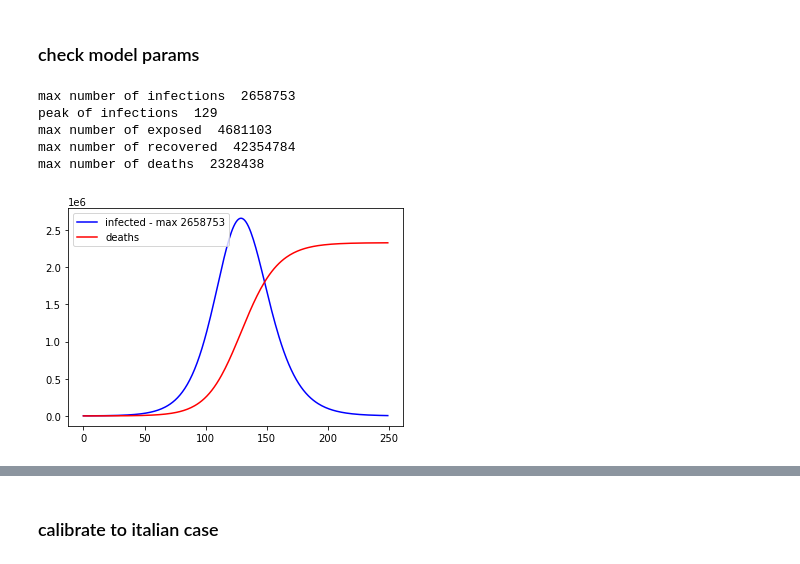
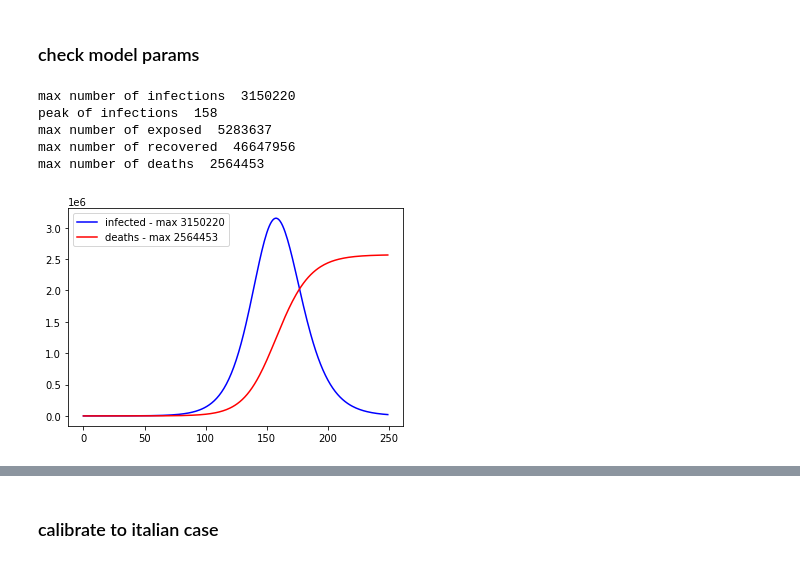
Before and after one commit to mspadaccino/COVID-19, a Jupyter notebook: notebooks/SIRD model.ipynb, the cells around one changed output, grey strips where cells are left out. Drawn from its saved outputs; the diff is of its cells as text; code cells hidden in the pictures.

```diff
--- a/notebooks/SIRD model.ipynb
+++ b/notebooks/SIRD model.ipynb
@@ -305,9 +302,9 @@ def SEIRDModel(t, S0, E0, I0, R0, D0, r0, dur_inf, dur_inc, theta):
         beta = r0 * (gamma)# + theta)
         dSdt = -beta * S * I/N
         dEdt = beta * S * I/N - alpha * E
-        dIdt = alpha * E - gamma * I - theta * I
+        dIdt = alpha * E - gamma * I# - theta * I
         dRdt = gamma * I * (1 - theta)
-        dDdt = theta * I
+        dDdt = theta * I# * (1 - gamma)
         return dSdt, dEdt, dIdt, dRdt, dDdt
     # Initial conditions vector
     y0 = S0, E0, I0, R0, D0
@@ -334,9 +331,9 @@ def calibrate_SEIRD(y_fit,
         beta = r0 * (gamma + theta)
         dSdt = -beta * S * I/N
         dEdt = beta * S * I/N - alpha * E
-        dIdt = alpha * E - gamma * I - theta * I
-        dRdt = gamma * I
-        dDdt = theta * I
+        dIdt = alpha * E - gamma * I# - theta * I
+        dRdt = gamma * I * (1 - theta)
+        dDdt = theta * I# * (1 - gamma)
         return dSdt, dEdt, dIdt, dRdt, dDdt
 
     def SEIRDModel_solver(t, r0, dur_inf, dur_inc, theta):
@@ -388,9 +385,9 @@ def plot_SEIRD(time_range, E0, I0, R0, D0, r0, dur_inf, dur_inc, theta, y = None
 
     fig, ax1 = plt.subplots()
     if y is not None:
-        ax1.plot(y,'x', label='actual infected')
+        ax1.plot(y,'x', label='actual deaths')
     ax1.plot(I,'b', label='infected - max '+str(int(np.max(I))))
-    ax1.plot(D,'r', label='deaths')
+    ax1.plot(D,'r', label='deaths - max '+str(int(np.max(D))))
     #x1.plot(E,'y', label='exposed')
     ax1.legend(loc='upper left')
 # %% [markdown]
@@ -398,18 +395,18 @@ def plot_SEIRD(time_range, E0, I0, R0, D0, r0, dur_inf, dur_inc, theta, y = None
 # %%
 cases_multiplier = 10
 df = pd.read_csv('../data/dpc-covid19-ita-andamento-nazionale.csv').drop('stato',1)
 N = 61836230
-I0 = 2209
+I0 = 120
 R0 = 0
 E0 = 0
 D0 = 0
 time_range = range(250)
 r0, dur_inf, dur_inc, theta = (1.9, 3.61, 5.95, 0.015)
 plot_SEIRD(time_range, E0, I0, R0, D0, r0, dur_inf, dur_inc, theta)
 # %% [output]
-max number of infections  2658753
-peak of infections  129
-max number of exposed  4681103
-max number of recovered  42354784
-max number of deaths  2328438
+max number of infections  3150220
+peak of infections  158
+max number of exposed  5283637
+max number of recovered  46647956
+max number of deaths  2564453
-[figure, old version]
+[figure, new version]
```
Also changed, not shown: parts of 14 cells of this notebook.
